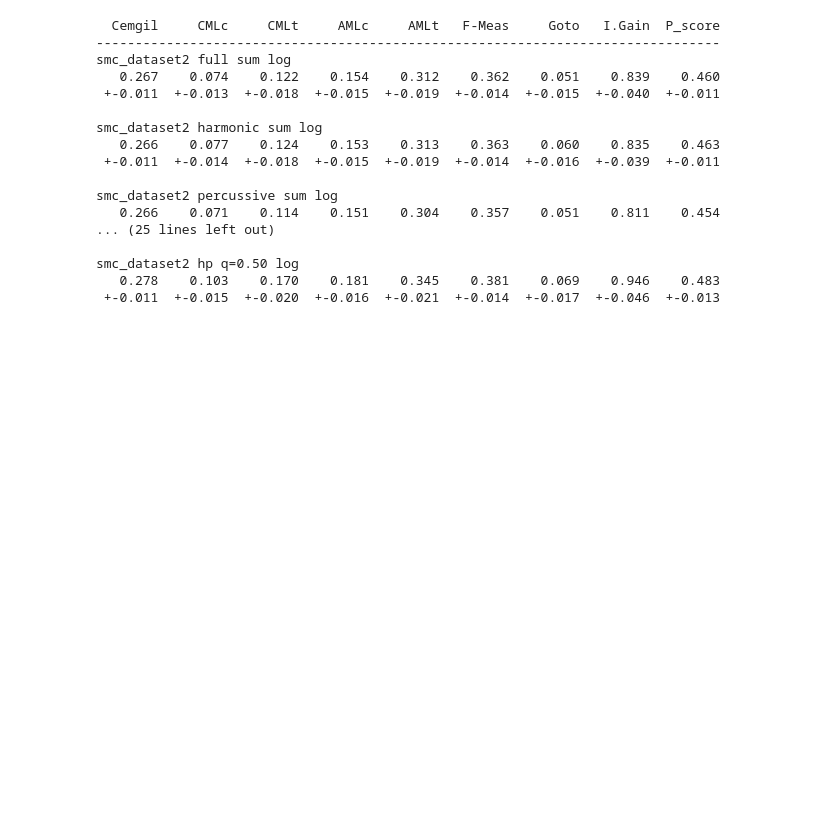
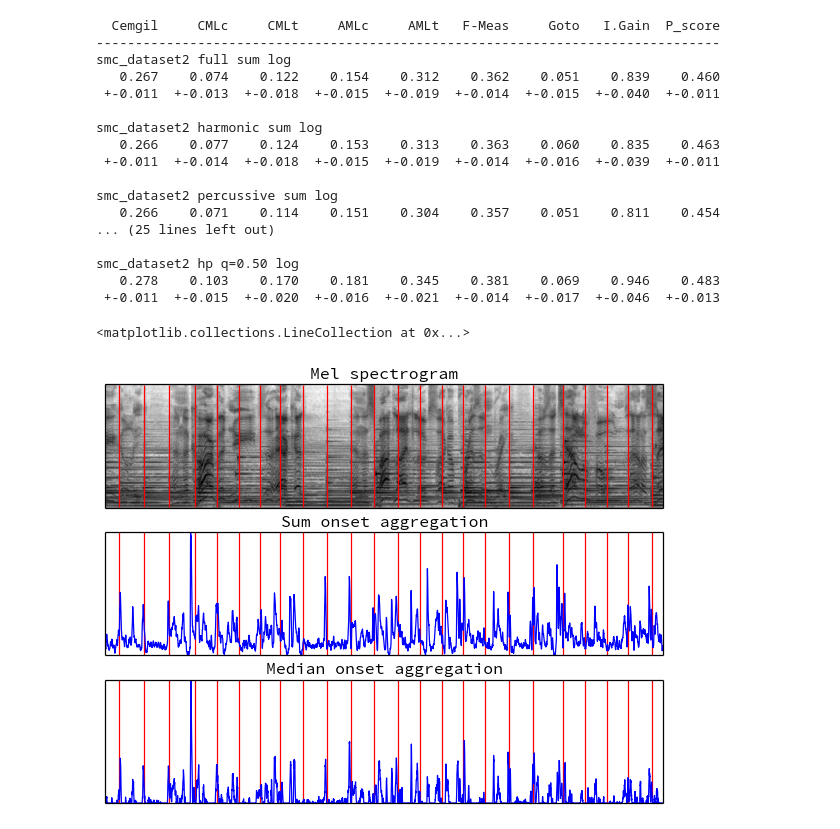
Before and after one commit to bmcfee/beat_onset, a Jupyter notebook: code/ICASSP2013 - Beat tracking.ipynb, the cells around one changed output. Drawn from its saved outputs; the diff is of its cells as text; code cells hidden in the pictures; blank space fills up the shorter version.

```diff
--- a/code/ICASSP2013 - Beat tracking.ipynb
+++ b/code/ICASSP2013 - Beat tracking.ipynb
@@ -94,0 +105,42 @@ smc_dataset2 hp q=0.50 log
+# %%
+beat_times = np.loadtxt('/home/bmcfee/data/SMC_Mirex/SMC_MIREX_Annotations/SMC_052_1_2_2_a.txt')
+beat_times = beat_times[(10 < beat_times) & (beat_times < 10 + 16)]
+beat_times = beat_times - 10.0
+# %%
+beats = np.round(beat_times * sr / 64)
+# %%
+M = librosa.feature.melfb(sr, n_fft=2048, n_mels=128, fmax=8000)
+M = M[:,:1025]
+# %%
+def odf_sum(S):
+    o = np.sum(np.maximum(0.0, np.diff(S, axis=1)), axis=0)
+    o = o - o.min()
+    o = o / o.max()
+
+    return o
+
+def odf_med(S):
+    o = np.median(np.maximum(0.0, np.diff(S, axis=1)), axis=0)
+    o = o - o.min()
+    o = o / o.max()
+    return o
+# %%
+figure(figsize=(8,6))
+subplot(311)
+specshow(librosa.logamplitude(M.dot(S)))
+xticks([]), yticks([])
+vlines(beats, 0, 127, colors='r')
+title('Mel spectrogram')
+subplot(312)
+plot(odf_sum(librosa.logamplitude(M.dot(S)))), axis('tight')
+xticks([]), yticks([])
+vlines(beats, 0, 1, colors='r')
+title('Sum onset aggregation')
+subplot(313)
+plot(odf_med(librosa.logamplitude(M.dot(S)))), axis('tight')
+xticks([]), yticks([])
+title('Median onset aggregation')
+vlines(beats, 0, 1, colors='r')
+# %% [output]
+<matplotlib.collections.LineCollection at 0x...>
+[figure, added]
```
Also changed, not shown: parts of 3 cells of this notebook, 1 other file.
